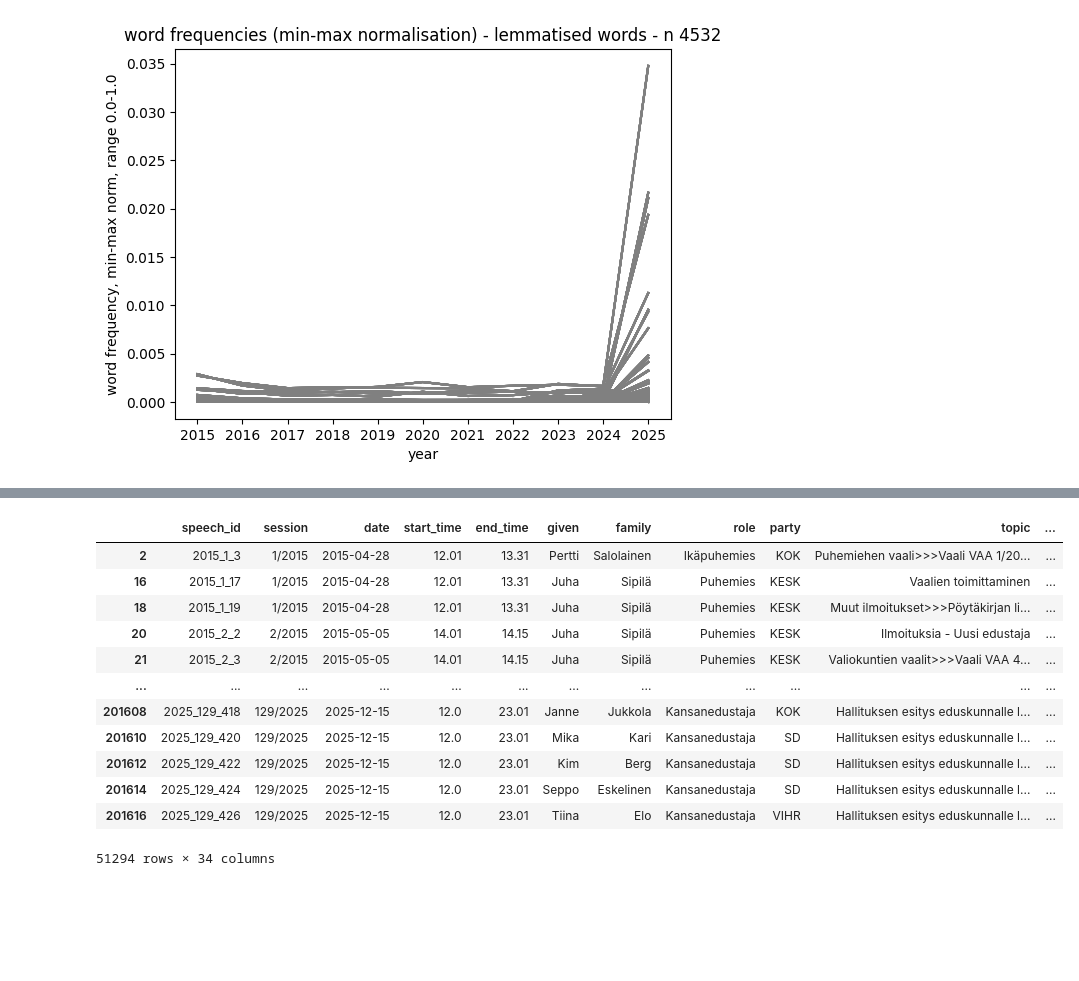
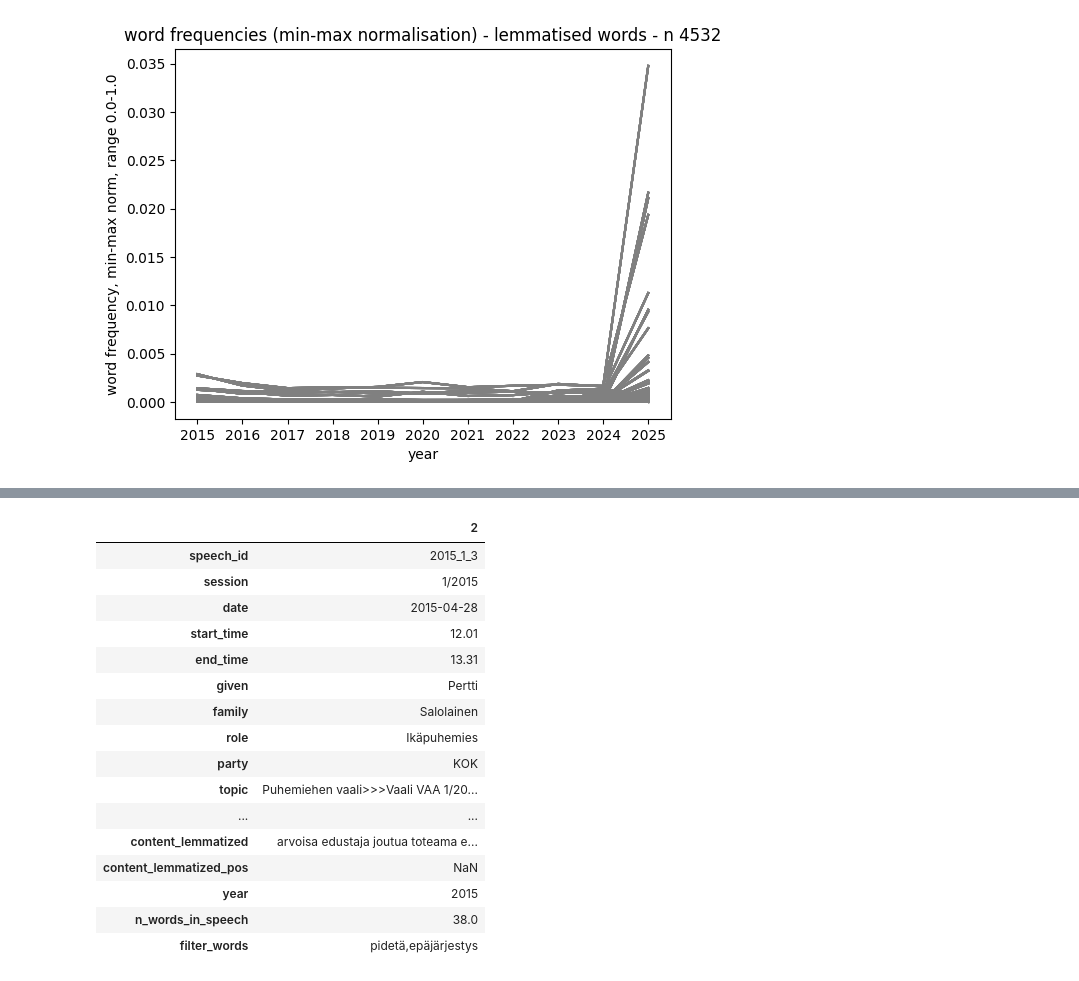
Before and after one commit to oarajala/ParliamentSampo_GenAI_detection, a Jupyter notebook: project/03e_analysis_word_freqs_lemma.ipynb, the cells around one changed output, grey strips where cells are left out. Saved outputs shown, nothing was run; the diff lists cells and outputs as text; code cells hidden in the pictures; blank space fills up the shorter version.

```diff
--- a/project/03e_analysis_word_freqs_lemma.ipynb
+++ b/project/03e_analysis_word_freqs_lemma.ipynb
@@ -416,18 +428,23 @@ df_filtered.loc[:, 'filter_words'] = df_filtered['content_lemmatized'].apply(lam
 # keep rows of df_filtered where len('filter_words') > 0
 df_filtered = df_filtered[df_filtered['filter_words'].str.len()>0]
 # %%
-df_filtered
+# demonstrate what df_filtered contains
+df_filtered.head(1).T
 # %% [output]
-|  | speech_id | session | date | start_time | end_time | given | family | role | party | topic | ... |
-| 2 | 2015_1_3 | 1/2015 | 2015-04-28 | 12.01 | 13.31 | Pertti | Salolainen | Ikäpuhemies | KOK | Puhemiehen vaali>>>Vaali VAA 1/20... | ... |
-| 16 | 2015_1_17 | 1/2015 | 2015-04-28 | 12.01 | 13.31 | Juha | Sipilä | Puhemies | KESK | Vaalien toimittaminen | ... |
-| 18 | 2015_1_19 | 1/2015 | 2015-04-28 | 12.01 | 13.31 | Juha | Sipilä | Puhemies | KESK | Muut ilmoitukset>>>Pöytäkirjan li... | ... |
-| 20 | 2015_2_2 | 2/2015 | 2015-05-05 | 14.01 | 14.15 | Juha | Sipilä | Puhemies | KESK | Ilmoituksia - Uusi edustaja | ... |
-| 21 | 2015_2_3 | 2/2015 | 2015-05-05 | 14.01 | 14.15 | Juha | Sipilä | Puhemies | KESK | Valiokuntien vaalit>>>Vaali VAA 4... | ... |
-| ... | ... | ... | ... | ... | ... | ... | ... | ... | ... | ... | ... |
-| 201608 | 2025_129_418 | 129/2025 | 2025-12-15 | 12.0 | 23.01 | Janne | Jukkola | Kansanedustaja | KOK | Hallituksen esitys eduskunnalle l... | ... |
-| 201610 | 2025_129_420 | 129/2025 | 2025-12-15 | 12.0 | 23.01 | Mika | Kari | Kansanedustaja | SD | Hallituksen esitys eduskunnalle l... | ... |
-| 201612 | 2025_129_422 | 129/2025 | 2025-12-15 | 12.0 | 23.01 | Kim | Berg | Kansanedustaja | SD | Hallituksen esitys eduskunnalle l... | ... |
-| 201614 | 2025_129_424 | 129/2025 | 2025-12-15 | 12.0 | 23.01 | Seppo | Eskelinen | Kansanedustaja | SD | Hallituksen esitys eduskunnalle l... | ... |
-| 201616 | 2025_129_426 | 129/2025 | 2025-12-15 | 12.0 | 23.01 | Tiina | Elo | Kansanedustaja | VIHR | Hallituksen esitys eduskunnalle l... | ... |
+|  | 2 |
+| speech_id | 2015_1_3 |
+| session | 1/2015 |
+| date | 2015-04-28 |
+| start_time | 12.01 |
+| end_time | 13.31 |
+| given | Pertti |
+| family | Salolainen |
+| role | Ikäpuhemies |
+| party | KOK |
+| topic | Puhemiehen vaali>>>Vaali VAA 1/20... |
+| ... | ... |
+| content_lemmatized | arvoisa edustaja joutua toteama e... |
+| content_lemmatized_pos | NaN |
+| year | 2015 |
+| n_words_in_speech | 38.0 |
+| filter_words | pidetä,epäjärjestys |
-51294 rows × 34 columns
```
Also changed, not shown: parts of 3 cells of this notebook, 1 other file.
